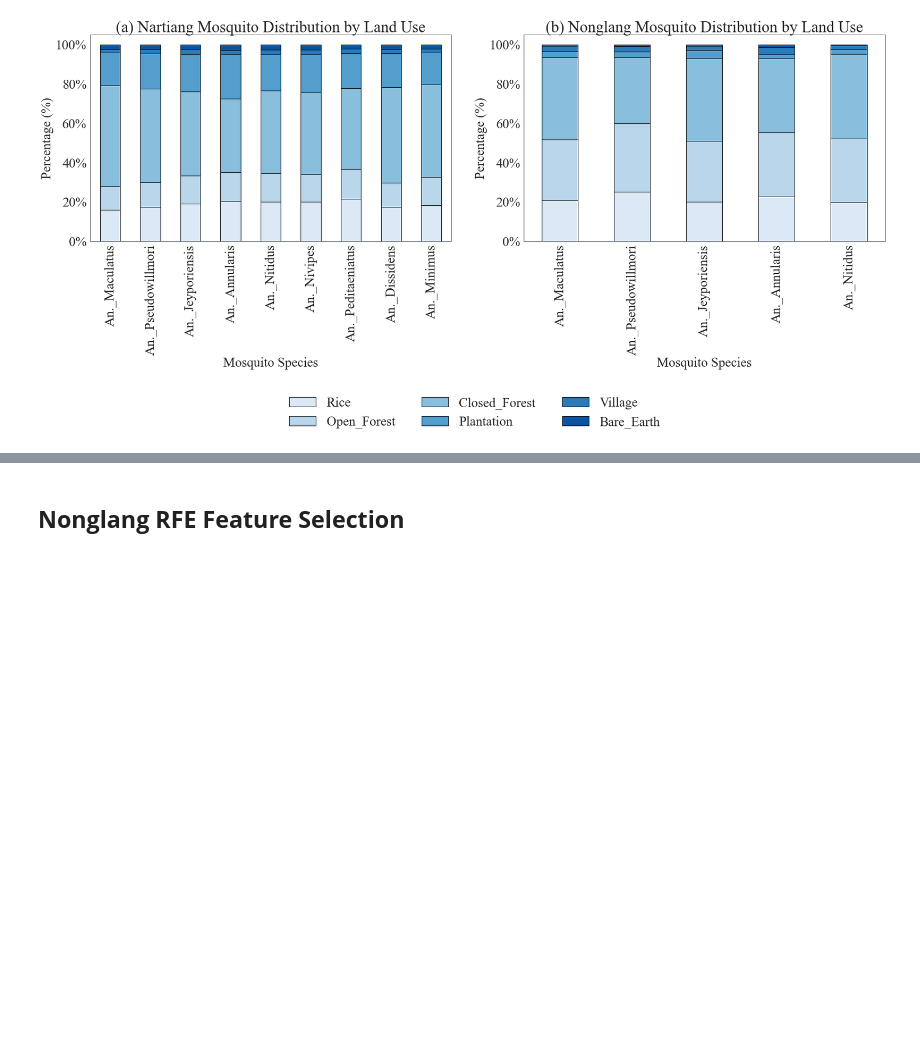
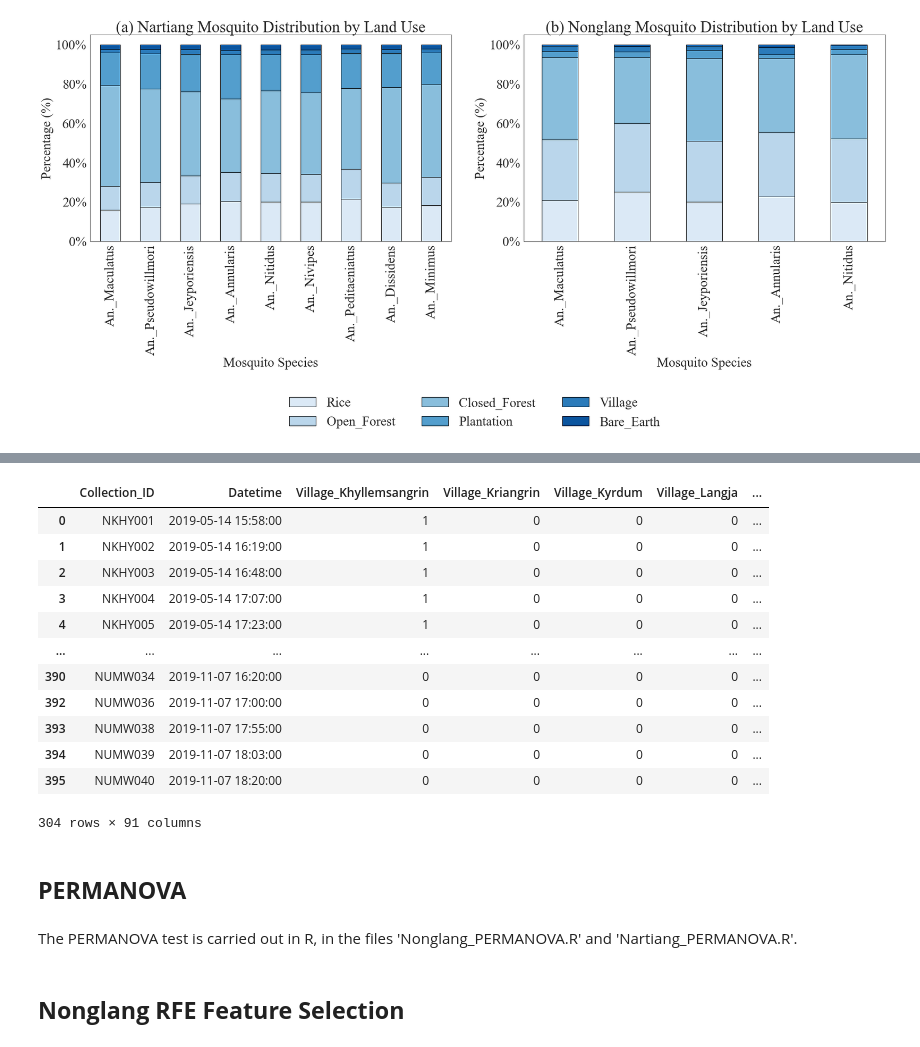
Before and after one commit to ceymery/Dissertation_2023-23, a Jupyter notebook: Dissertation_2022-23.ipynb, the cells around one changed output, grey strips where cells are left out. Drawn from its saved outputs; the diff is of its cells as text; code cells hidden in the pictures; blank space fills up the shorter version.

```diff
--- a/Dissertation_2022-23.ipynb
+++ b/Dissertation_2022-23.ipynb
@@ -2191,0 +2192,18 @@ Nonglang Results: {'An._Maculatus': 0.9183, 'An._Pseudowillmori': 0.9588, 'An._W
+# %%
+nonglang1000
+# %% [output]
+|  | Collection_ID | Datetime | Village_Khyllemsangrin | Village_Kriangrin | Village_Kyrdum | Village_Langja | ... |
+| 0 | NKHY001 | 2019-05-14 15:58:00 | 1 | 0 | 0 | 0 | ... |
+| 1 | NKHY002 | 2019-05-14 16:19:00 | 1 | 0 | 0 | 0 | ... |
+| 2 | NKHY003 | 2019-05-14 16:48:00 | 1 | 0 | 0 | 0 | ... |
+| 3 | NKHY004 | 2019-05-14 17:07:00 | 1 | 0 | 0 | 0 | ... |
+| 4 | NKHY005 | 2019-05-14 17:23:00 | 1 | 0 | 0 | 0 | ... |
+| ... | ... | ... | ... | ... | ... | ... | ... |
+| 390 | NUMW034 | 2019-11-07 16:20:00 | 0 | 0 | 0 | 0 | ... |
+| 392 | NUMW036 | 2019-11-07 17:00:00 | 0 | 0 | 0 | 0 | ... |
+| 393 | NUMW038 | 2019-11-07 17:55:00 | 0 | 0 | 0 | 0 | ... |
+| 394 | NUMW039 | 2019-11-07 18:03:00 | 0 | 0 | 0 | 0 | ... |
+| 395 | NUMW040 | 2019-11-07 18:20:00 | 0 | 0 | 0 | 0 | ... |
+304 rows × 91 columns
+# %% [markdown]
+## __PERMANOVA__
@@ -2192,3 +2216,5 @@ Nonglang Results: {'An._Maculatus': 0.9183, 'An._Pseudowillmori': 0.9588, 'An._W
+# %% [markdown]
+The PERMANOVA test is carried out in R, in the files 'Nonglang_PERMANOVA.R' and 'Nartiang_PERMANOVA.R'.
 # %% [markdown]
 ## __Nonglang RFE Feature Selection__
 # %% [markdown]
```
Also changed, not shown: parts of 75 cells of this notebook.
